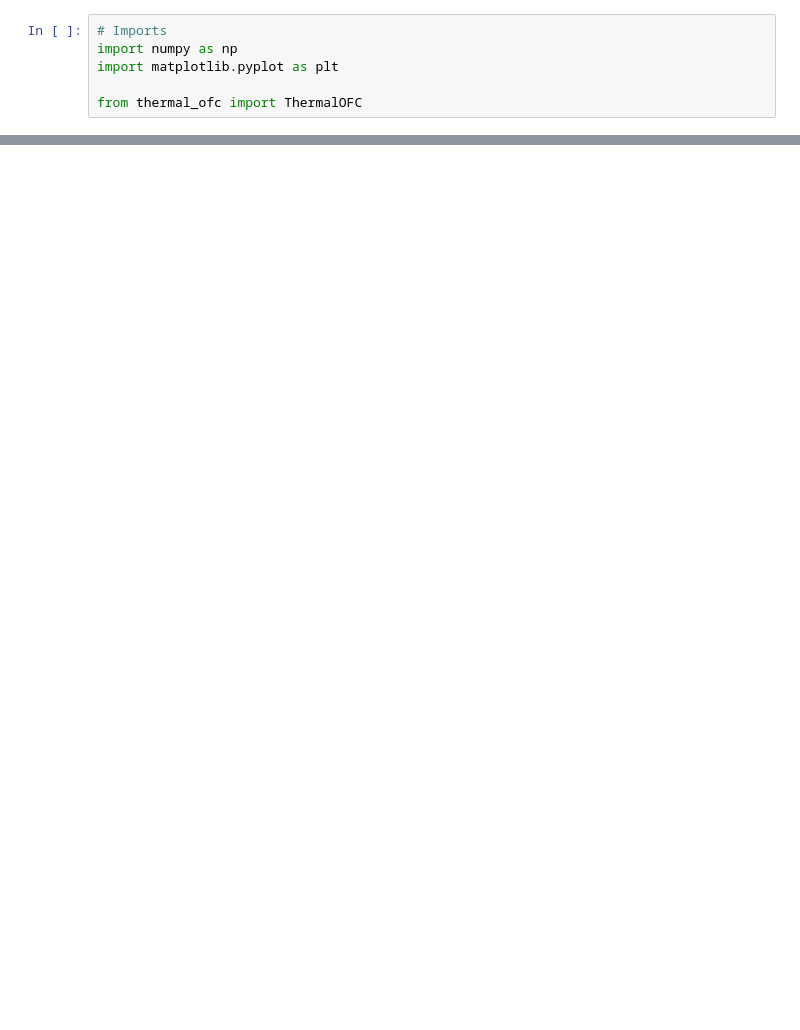
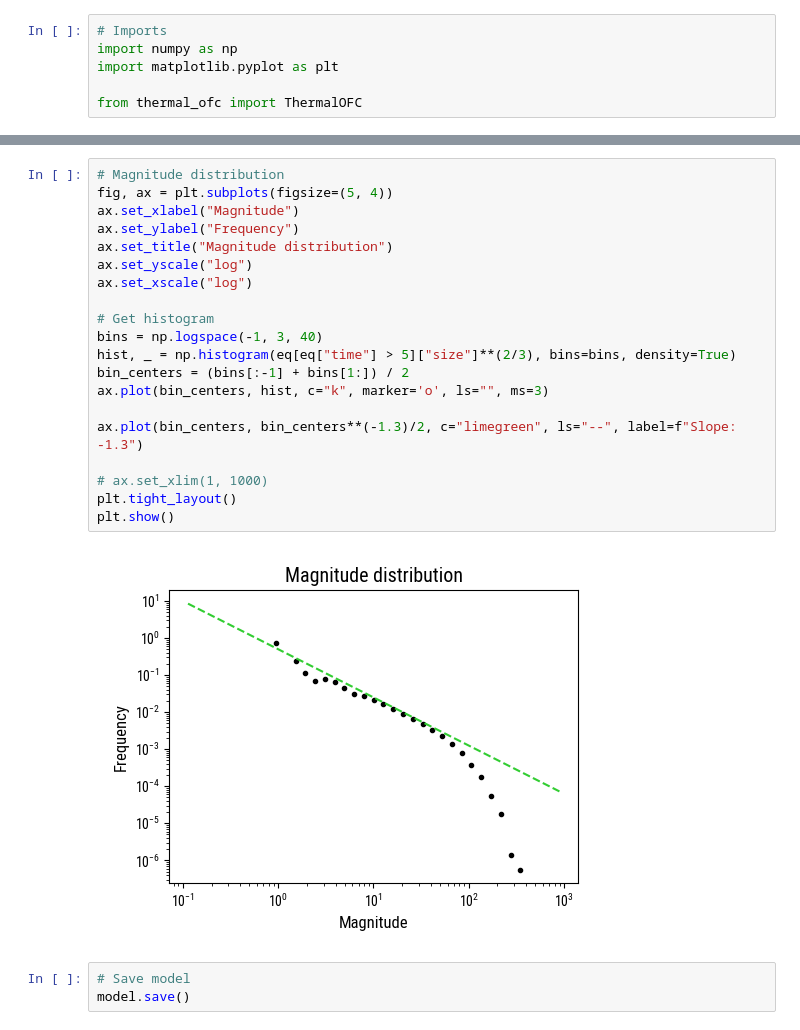
Before and after one commit to gfarge/my_ofc_thermal, a Jupyter notebook: test_my_ofc.ipynb, the cells around one changed output, grey strips where cells are left out. Cells and saved outputs as stored; diff of their text form; blank space fills up the shorter version.

```diff
--- a/test_my_ofc.ipynb
+++ b/test_my_ofc.ipynb
@@ -88,0 +97,25 @@ plt.show()
+# %%
+# Magnitude distribution
+fig, ax = plt.subplots(figsize=(5, 4))
+ax.set_xlabel("Magnitude")
+ax.set_ylabel("Frequency")
+ax.set_title("Magnitude distribution")
+ax.set_yscale("log")
+ax.set_xscale("log")
+
+# Get histogram
+bins = np.logspace(-1, 3, 40)
+hist, _ = np.histogram(eq[eq["time"] > 5]["size"]**(2/3), bins=bins, density=True)
+bin_centers = (bins[:-1] + bins[1:]) / 2
+ax.plot(bin_centers, hist, c="k", marker='o', ls="", ms=3)
+
+ax.plot(bin_centers, bin_centers**(-1.3)/2, c="limegreen", ls="--", label=f"Slope: -1.3")
+
+# ax.set_xlim(1, 1000)
+plt.tight_layout()
+plt.show()
+# %% [output]
+[figure, added]
+# %%
+# Save model
+model.save()
```
Also changed, not shown: parts of 10 cells of this notebook, 1 other file.
